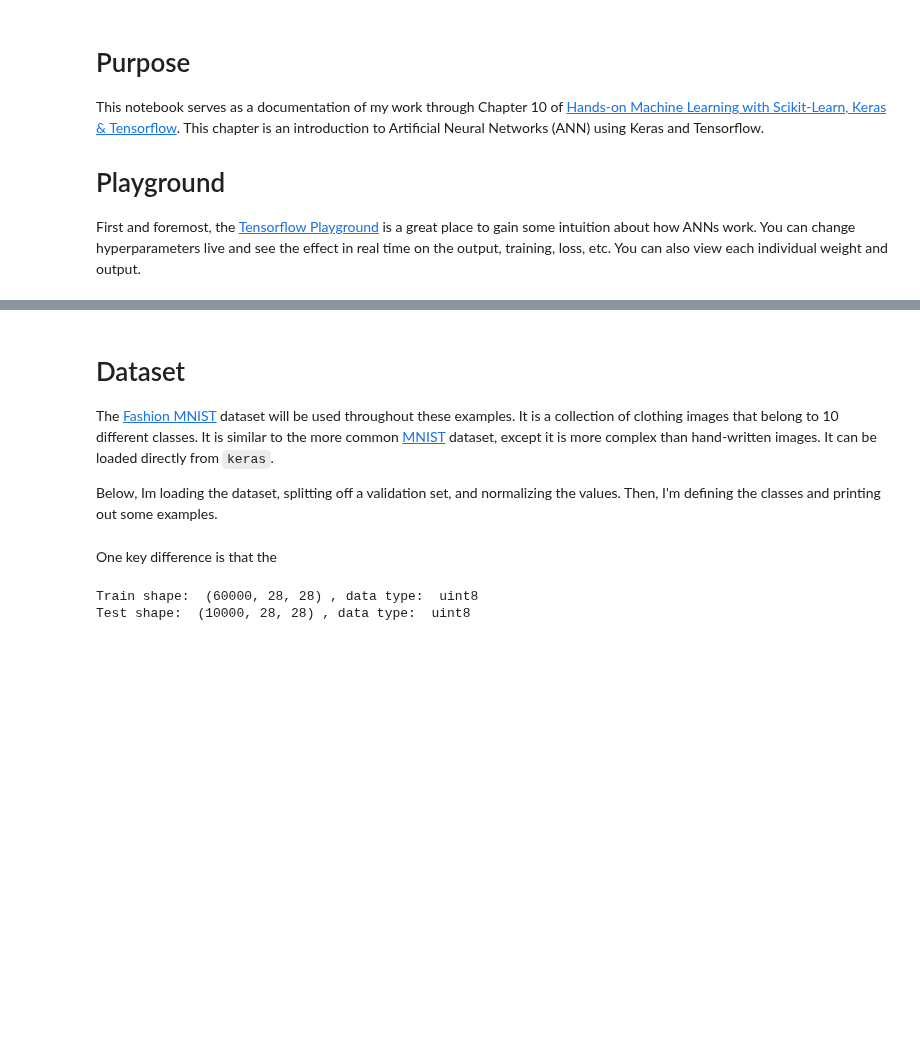
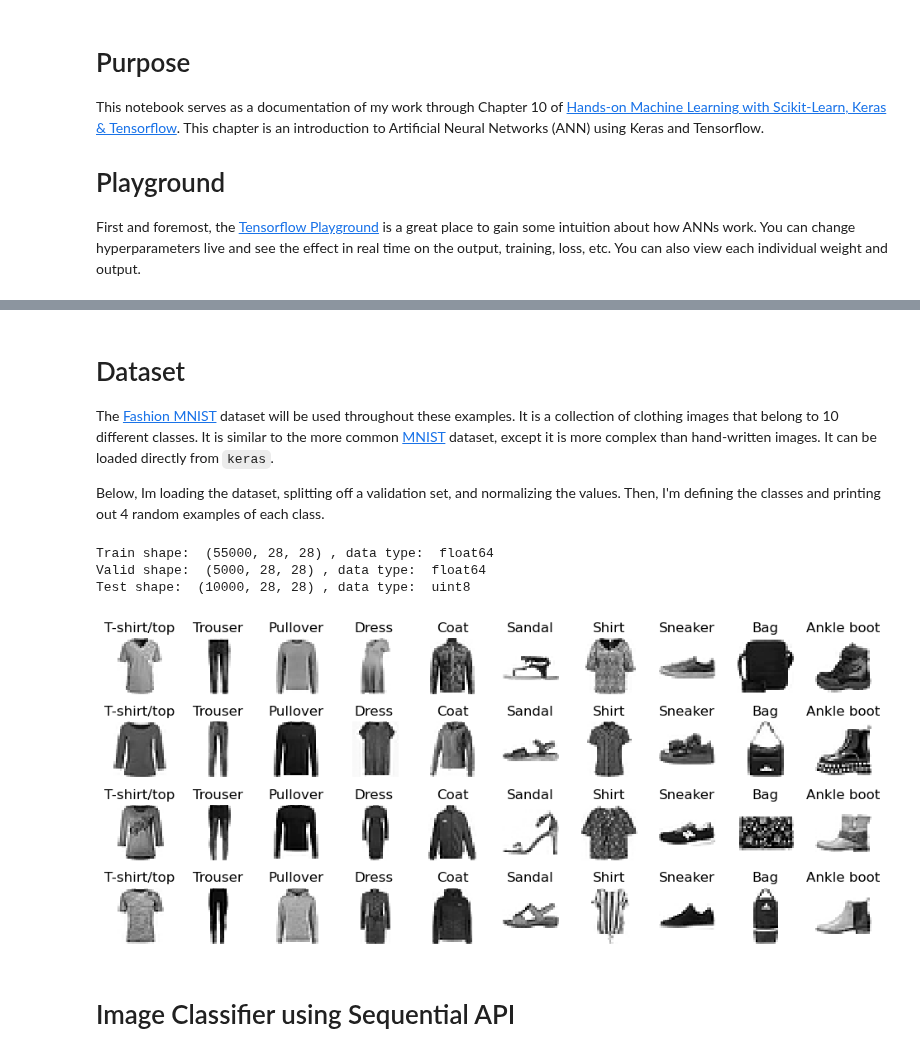
Before and after one commit to mcnewcp/book-geron-ml-sklearn-keras-tensorflow, a Jupyter notebook: 10-intro-ann-keras.ipynb, the cells around one changed output, grey strips where cells are left out. Saved outputs shown, nothing was run; the diff lists cells and outputs as text; code cells hidden in the pictures; blank space fills up the shorter version.

Commit message:
add example plots of classes

```diff
--- a/10-intro-ann-keras.ipynb
+++ b/10-intro-ann-keras.ipynb
@@ -20,4 +20,4 @@ tf version: 2.10.0 , keras version: 2.10.0
 
 The [Fashion MNIST](https://github.com/zalandoresearch/fashion-mnist) dataset will be used throughout these examples.  It is a collection of clothing images that belong to 10 different classes.  It is similar to the more common [MNIST](http://yann.lecun.com/exdb/mnist/) dataset, except it is more complex than hand-written images.  It can be loaded directly from `keras`.
 
-Below, Im loading the dataset, splitting off a validation set, and normalizing the values.  Then, I'm defining the classes and printing out some examples.
+Below, Im loading the dataset, splitting off a validation set, and normalizing the values.  Then, I'm defining the classes and printing out 4 random examples of each class.
@@ -27,8 +24,53 @@ fashion_mnist = keras.datasets.fashion_mnist
-# %% [markdown]
-One key difference is that the
-# %%
-print('Train shape: ', X_train_full.shape, ', data type: ', X_train_full.dtype)
-print('Test shape: ', X_test.shape, ', data type: ', X_test.dtype)
-# %% [output]
-Train shape:  (60000, 28, 28) , data type:  uint8
-Test shape:  (10000, 28, 28) , data type:  uint8
+# %%
+fashion_mnist = keras.datasets.fashion_mnist
+(X_train_full, y_train_full), (X_test, y_test) = fashion_mnist.load_data()
+X_valid, X_train = X_train_full[:5000] / 255.0, X_train_full[5000:] / 255.0
+y_valid, y_train = y_train_full[:5000], y_train_full[5000:]
+
+print("Train shape: ", X_train.shape, ", data type: ", X_train.dtype)
+print("Valid shape: ", X_valid.shape, ", data type: ", X_valid.dtype)
+print("Test shape: ", X_test.shape, ", data type: ", X_test.dtype)
+# %% [output]
+Train shape:  (55000, 28, 28) , data type:  float64
+Valid shape:  (5000, 28, 28) , data type:  float64
+Test shape:  (10000, 28, 28) , data type:  uint8
+# %%
+import matplotlib.pyplot as plt
+import numpy as np
+
+class_names = [
+    "T-shirt/top",
+    "Trouser",
+    "Pullover",
+    "Dress",
+    "Coat",
+    "Sandal",
+    "Shirt",
+    "Sneaker",
+    "Bag",
+    "Ankle boot",
+]
+
+n_rows = 4
+n_cols = len(class_names)
+plt.figure(figsize=(n_cols * 1.2, n_rows * 1.2))
+for row in range(n_rows):
+    for col in range(n_cols):
+        fig_index = n_cols * row + col + 1
+        class_index = col
+        X_subset = X_train[y_train == class_index]
+        plt.subplot(n_rows, n_cols, fig_index)
+        plt.imshow(
+            X_subset[np.random.choice(X_subset.shape[0]), :],
+            cmap="binary",
+            interpolation="nearest",
+        )
+        plt.axis("off")
+        plt.title(class_names[class_index], fontsize=12)
+plt.subplots_adjust(wspace=0.2, hspace=0.5)
+# save_fig('fashion_mnist_plot', tight_layout=False)
+plt.show()
+# %% [output]
+[figure, added]
+# %% [markdown]
+# Image Classifier using Sequential API
```
Also changed, not shown: parts of 2 cells of this notebook.
